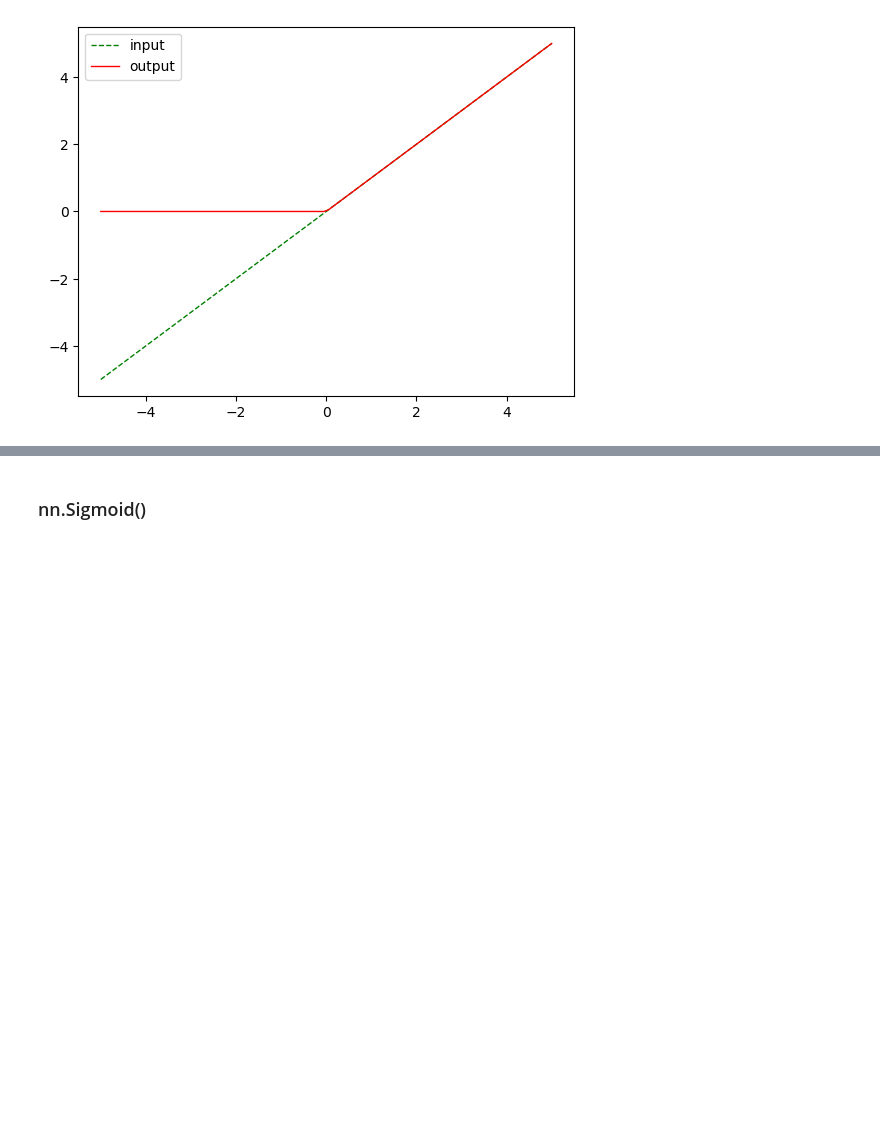
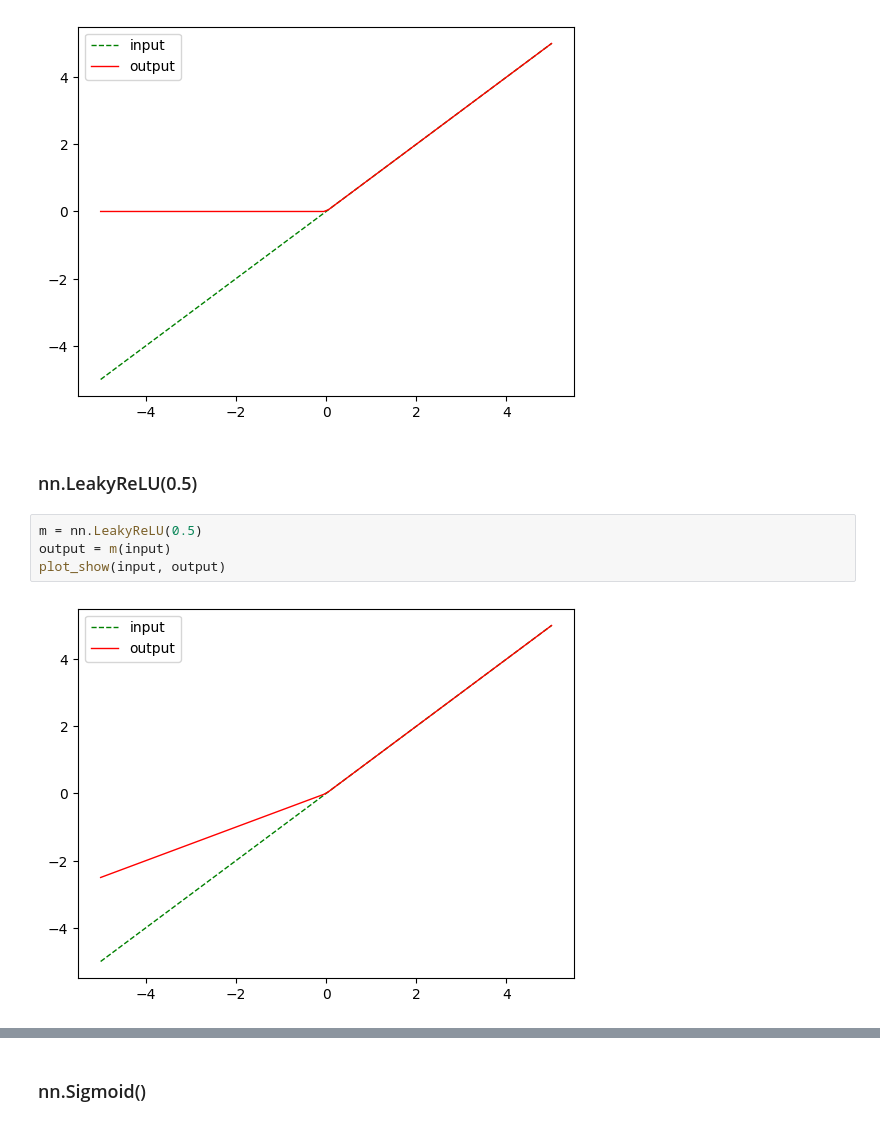
Before and after one commit to bthek1/DeepLearning, a Jupyter notebook: nbs/011_nn_torch.ipynb, the cells around one changed output, grey strips where cells are left out. Saved outputs shown, nothing was run; the diff lists cells and outputs as text; blank space fills up the shorter version.

```diff
--- a/nbs/011_nn_torch.ipynb
+++ b/nbs/011_nn_torch.ipynb
@@ -680,3 +682,11 @@ output = m(input)
 plot_show(input, output)
 # %% [output]
 [figure]
+# %% [markdown]
+### nn.LeakyReLU(0.5)
+# %%
+m = nn.LeakyReLU(0.5)
+output = m(input)
+plot_show(input, output)
+# %% [output]
+[figure, new version]
```
Also changed, not shown: parts of 3 cells of this notebook, 3 other files.
